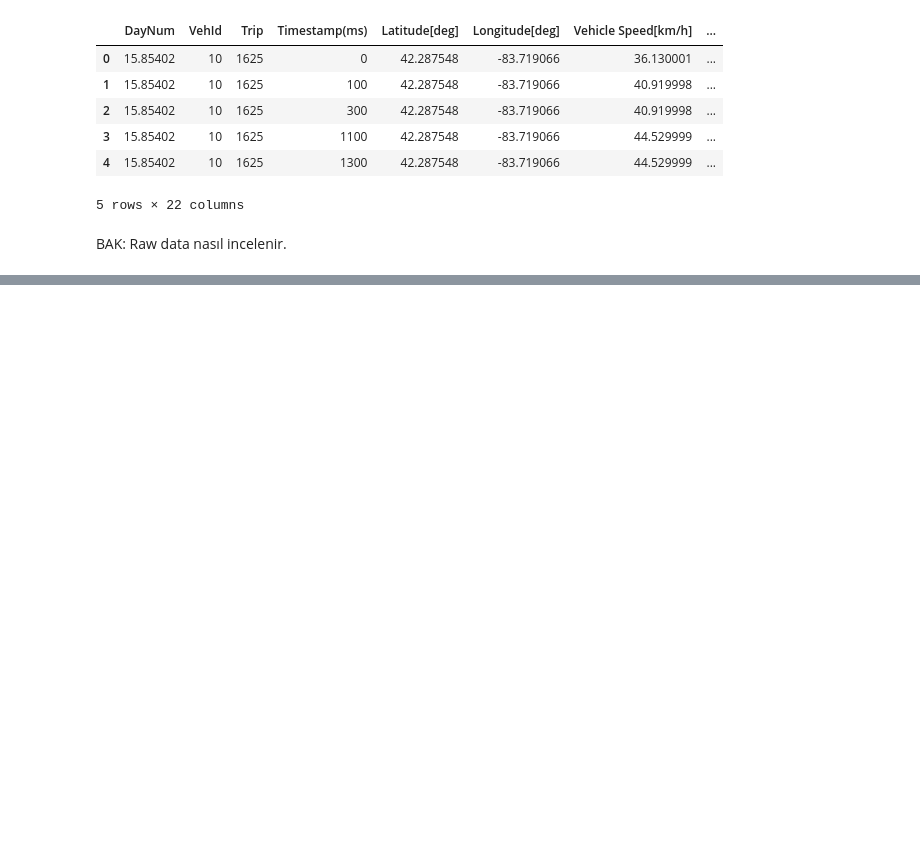
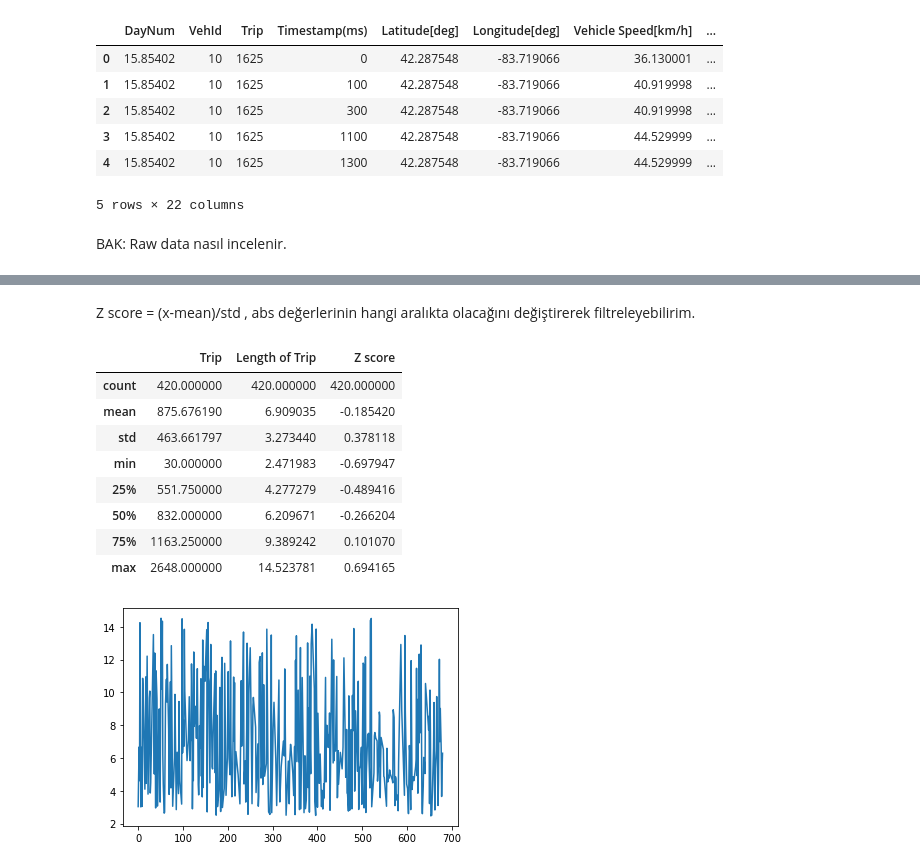
Before and after one commit to ardakaslan/ved, a Jupyter notebook: ved.ipynb, the cells around one changed output, grey strips where cells are left out. Cells and saved outputs as stored; diff of their text form; code cells hidden in the pictures; blank space fills up the shorter version.

```diff
--- a/ved.ipynb
+++ b/ved.ipynb
@@ -210,0 +226,17 @@ BAK: Raw data nasıl incelenir.
+# %% [markdown]
+Z score = (x-mean)/std , abs değerlerinin hangi aralıkta olacağını değiştirerek filtreleyebilirim.
+# %%
+trip_len_data_clean2 = trip_len_data.loc[trip_len_data['Z score'].abs()<=0.7]
+trip_len_data_clean2['Length of Trip'].plot()
+trip_len_data_clean2.describe()
+# %% [output]
+|  | Trip | Length of Trip | Z score |
+| count | 420.000000 | 420.000000 | 420.000000 |
+| mean | 875.676190 | 6.909035 | -0.185420 |
+| std | 463.661797 | 3.273440 | 0.378118 |
+| min | 30.000000 | 2.471983 | -0.697947 |
+| 25% | 551.750000 | 4.277279 | -0.489416 |
+| 50% | 832.000000 | 6.209671 | -0.266204 |
+| 75% | 1163.250000 | 9.389242 | 0.101070 |
+| max | 2648.000000 | 14.523781 | 0.694165 |
+[figure, added]
```
Also changed, not shown: parts of 13 cells of this notebook.
